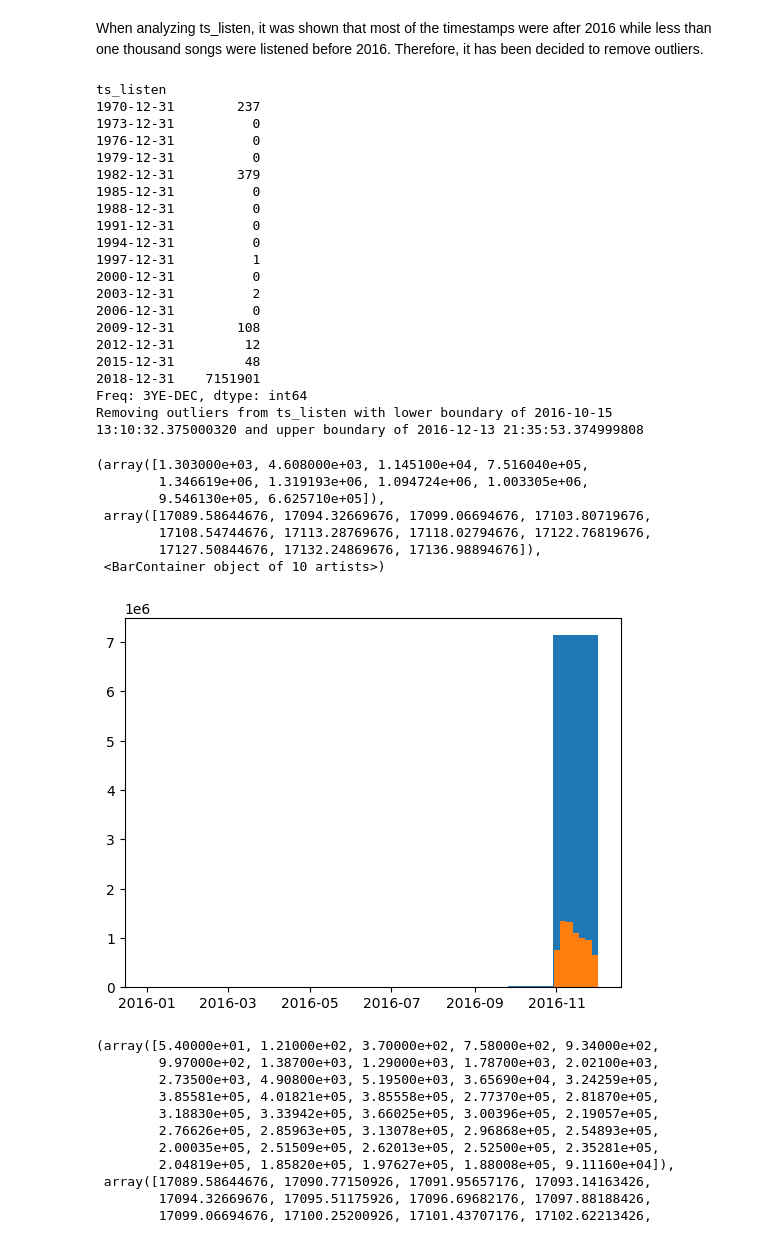
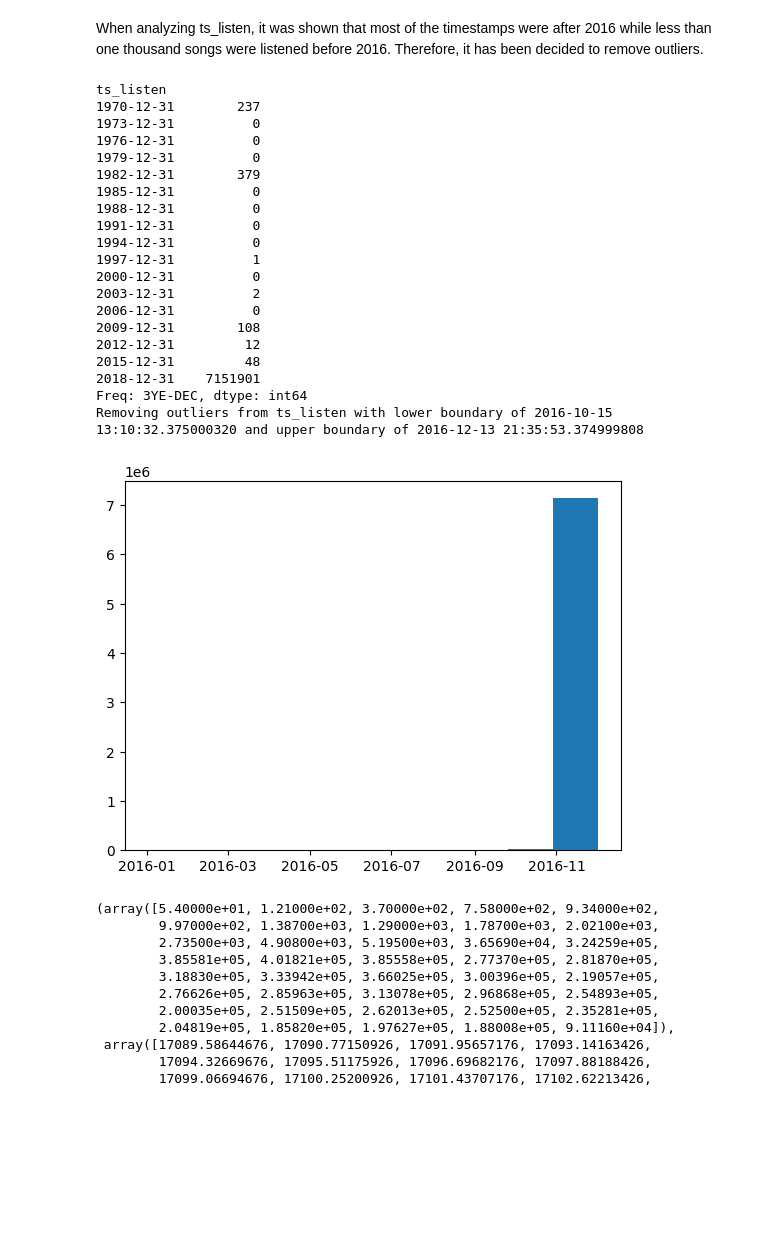
Before and after one commit to rafinchen/recommender_systems, a Jupyter notebook: data-prep.ipynb, the cells around one changed output. Saved outputs shown, nothing was run; the diff lists cells and outputs as text; code cells hidden in the pictures; blank space fills up the shorter version.

```diff
--- a/data-prep.ipynb
+++ b/data-prep.ipynb
@@ -2,7 +2,14 @@
 # Data Preparation
 ** Authors **: Rafaella and Luca
 # %%
+from google.colab import drive
+drive.mount('/content/drive')
+
 # Loading the dataset
 import pandas as pd
-data = pd.read_csv("data/train.csv")
-data
+data = pd.read_csv("/content/drive/MyDrive/Recommender/train.csv")
+
+
+import warnings
+# Suppress all warnings
+warnings.filterwarnings("ignore")
@@ -96,43 +88,37 @@ When analyzing ts_listen, it was shown that most of the timestamps were after 20
 # %%
 # Grouping by 5-year intervals to see the approximate counts
 grouped_data = data.groupby(pd.Grouper(key='ts_listen', freq='3YE')).size()
 print(grouped_data) # We can start at 2016
 
-len(data[data['ts_listen'] < pd.Timestamp('2015-12-31')]) # TODO we could remove all which were listened before 2016
-filtered_data = data[data['ts_listen'] > pd.Timestamp('2015-12-31')]
-plt.hist(filtered_data['ts_listen'])
+len(data[data['ts_listen'] < pd.Timestamp('2015-12-31')])
+
+tmp = data[data['ts_listen'] > pd.Timestamp('2015-12-31')]
+plt.hist(tmp['ts_listen'])
 
 # outlier removal
 data = remove_outliers(data,'ts_listen')
 # %% [output]
 ts_listen
 1970-12-31        237
 1973-12-31          0
 1976-12-31          0
 1979-12-31          0
 1982-12-31        379
 1985-12-31          0
 1988-12-31          0
 1991-12-31          0
 1994-12-31          0
 1997-12-31          1
 2000-12-31          0
 2003-12-31          2
 2006-12-31          0
 2009-12-31        108
 2012-12-31         12
 2015-12-31         48
 2018-12-31    7151901
 Freq: 3YE-DEC, dtype: int64
 Removing outliers from ts_listen with lower boundary of 2016-10-15 13:10:32.375000320 and upper boundary of 2016-12-13 21:35:53.374999808
-(array([1.303000e+03, 4.608000e+03, 1.145100e+04, 7.516040e+05,
-        1.346619e+06, 1.319193e+06, 1.094724e+06, 1.003305e+06,
-        9.546130e+05, 6.625710e+05]),
- array([17089.58644676, 17094.32669676, 17099.06694676, 17103.80719676,
-        17108.54744676, 17113.28769676, 17118.02794676, 17122.76819676,
-        17127.50844676, 17132.24869676, 17136.98894676]),
- <BarContainer object of 10 artists>)
-[figure, old version]
+[figure, new version]
 # %%
 # After outlier removal
 plt.hist(data['ts_listen'], bins=40)
```
Also changed, not shown: parts of 14 cells of this notebook.
